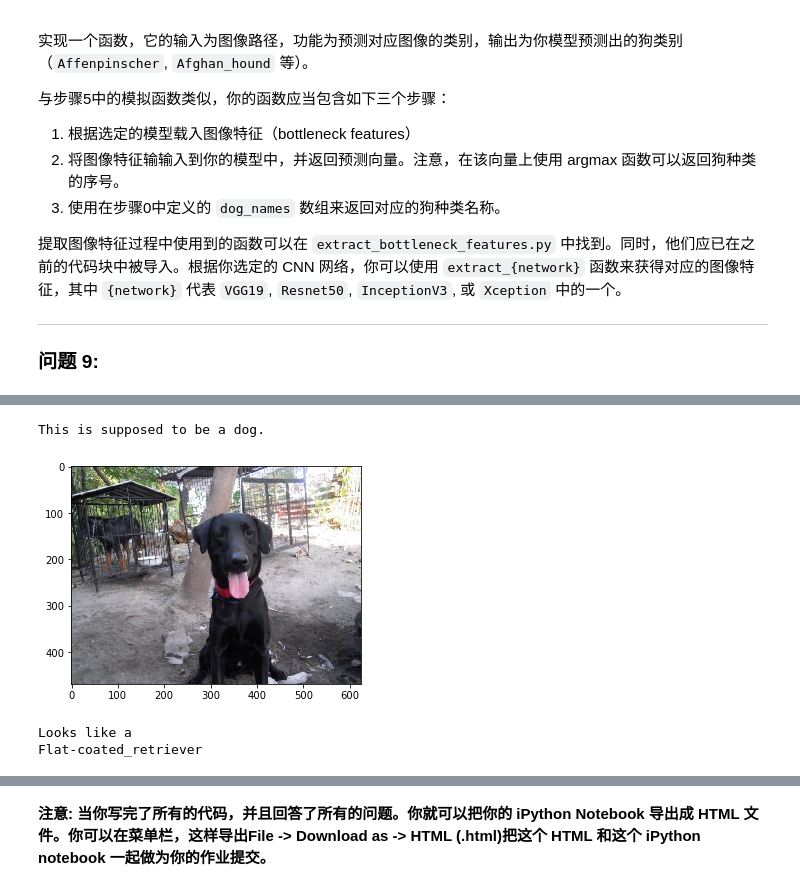
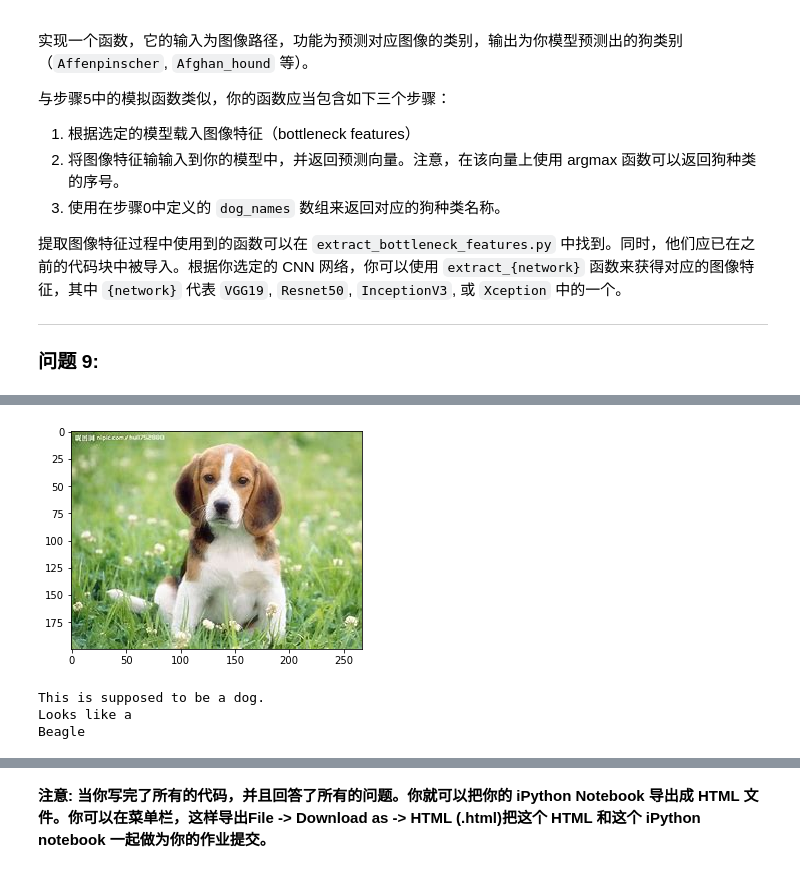
Before and after one commit to fierceX/DLND, a Jupyter notebook: dog-project/dog_app.ipynb, the cells around one changed output, grey strips where cells are left out. Cells and saved outputs as stored; diff of their text form; code cells hidden in the pictures.

```diff
--- a/dog-project/dog_app.ipynb
+++ b/dog-project/dog_app.ipynb
@@ -876,7 +874,7 @@ Irish_water_spaniel
 # %%
-predict('./images/Labrador_retriever_06449.jpg')
+predict('./test_images/5.jpg')
 # %% [output]
+[figure, new version]
 This is supposed to be a dog.
+Looks like a
+Beagle
-[figure, old version]
-Looks like a
-Flat-coated_retriever
```
Also changed, not shown: parts of 19 cells of this notebook, 4 other files.
